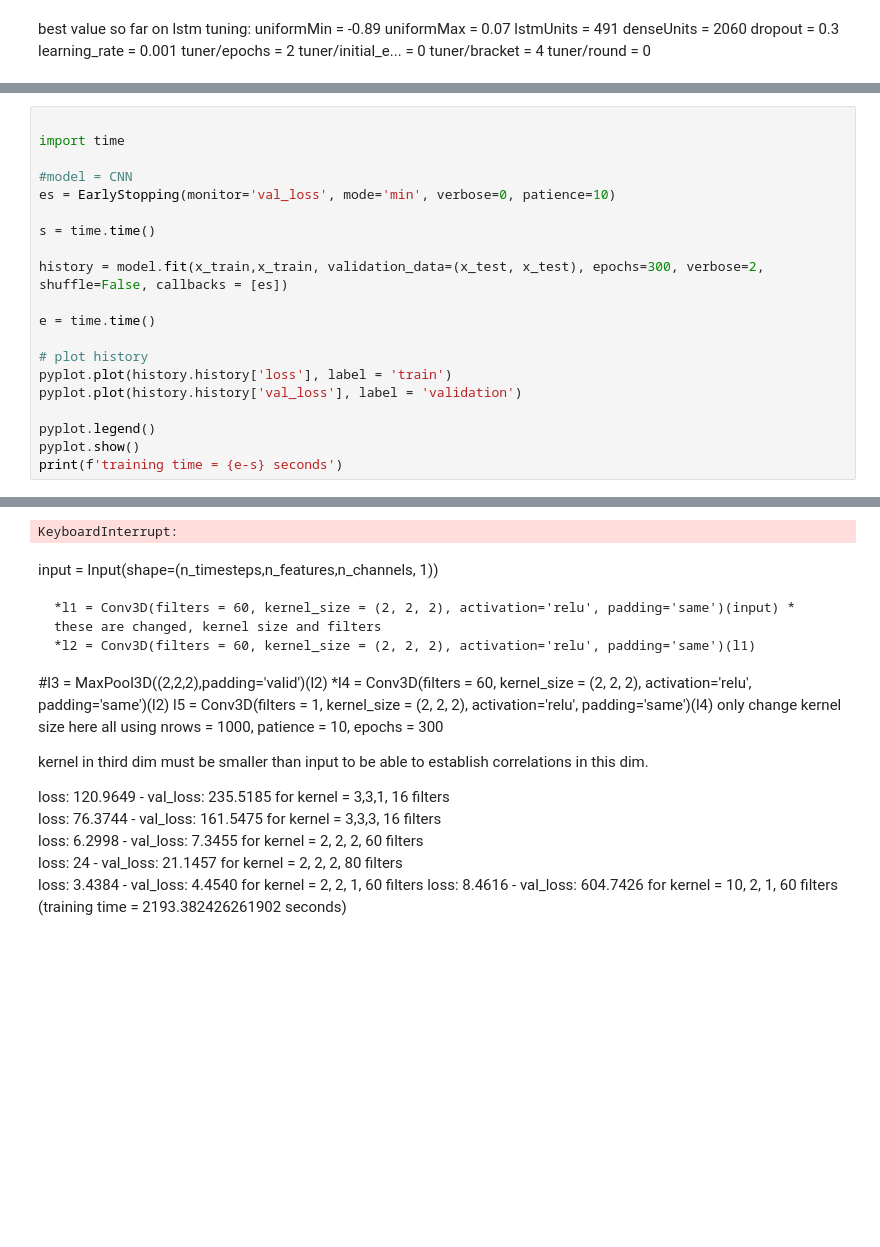
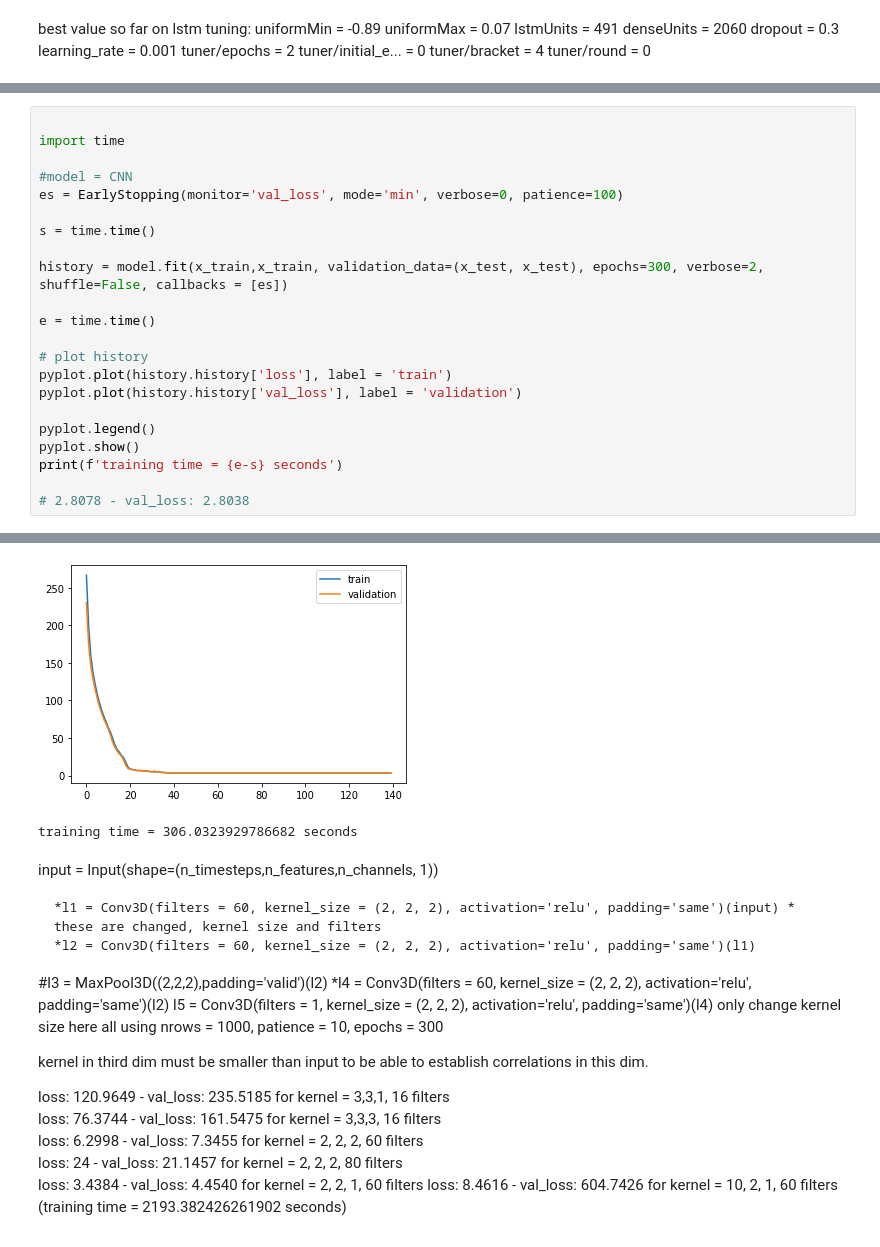
Before and after one commit to ellensanden/MLAnomalyDetection, a Jupyter notebook: test_stuff/cnn.ipynb, the cells around one changed output, grey strips where cells are left out. Drawn from its saved outputs; the diff is of its cells as text; blank space fills up the shorter version.

```diff
--- a/test_stuff/cnn.ipynb
+++ b/test_stuff/cnn.ipynb
@@ -109,7 +124,7 @@ _________________________________________________________________
 import time
 
 #model = CNN
-es = EarlyStopping(monitor='val_loss', mode='min', verbose=0, patience=10)
+es = EarlyStopping(monitor='val_loss', mode='min', verbose=0, patience=100)
 
 s = time.time()
 
@@ -124,5 +139,7 @@ pyplot.plot(history.history['val_loss'], label = 'validation')
 pyplot.legend()
 pyplot.show()
 print(f'training time = {e-s} seconds')
+
+# 2.8078 - val_loss: 2.8038
 # %% [output]
 Epoch 1/300
@@ -143,4 +162,5 @@ Epoch 8/300
+[figure, added]
-KeyboardInterrupt:
+training time = 306.0323929786682 seconds
 # %% [markdown]
 input = Input(shape=(n_timesteps,n_features,n_channels, 1))
 
```
Also changed, not shown: parts of 12 cells of this notebook, 2 other files.
